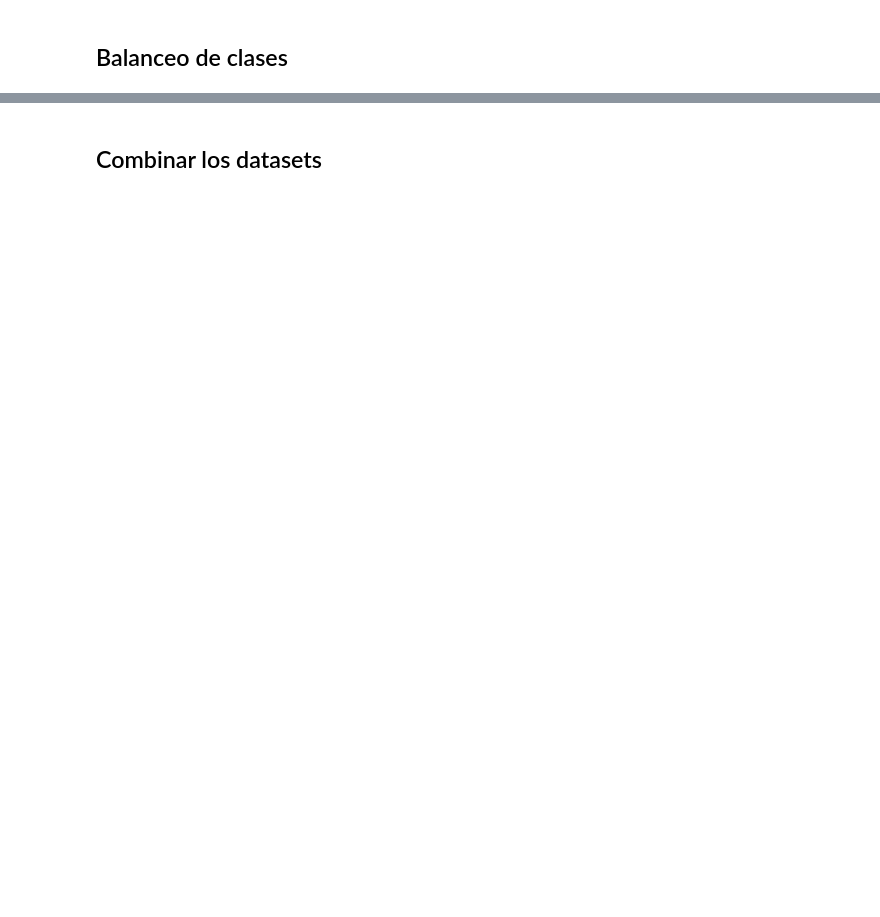
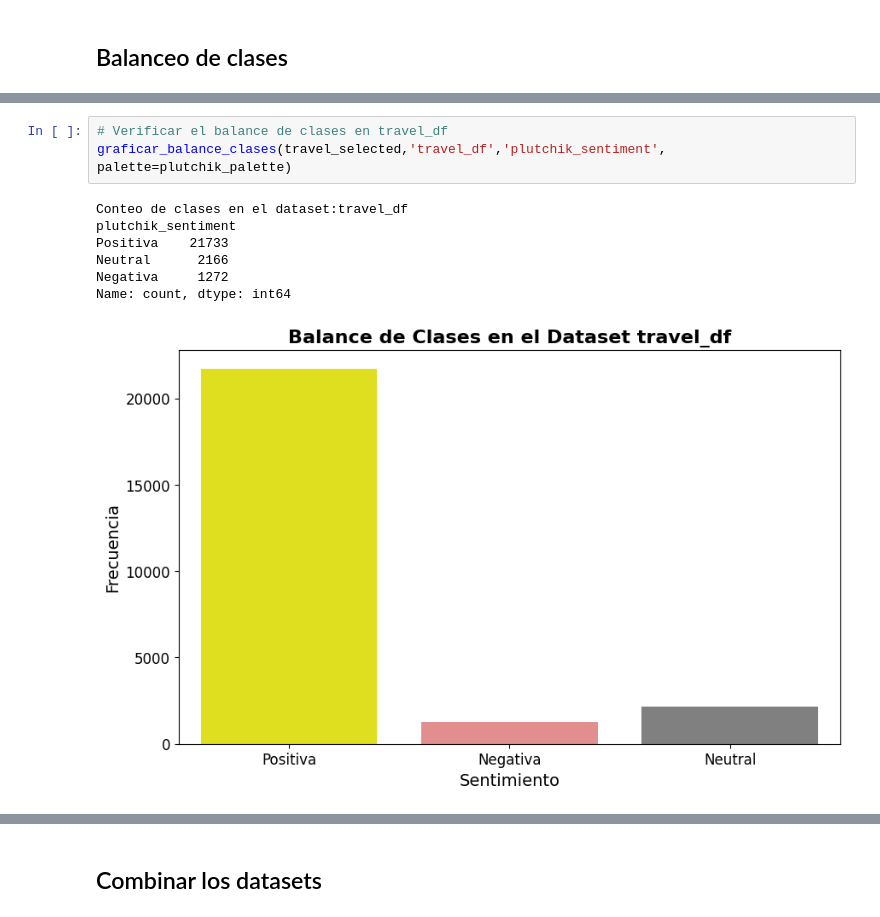
Before and after one commit to andersonjalvarado/P1-SENTIMENT-IA, a Jupyter notebook: Implementacion.ipynb, the cells around one changed output, grey strips where cells are left out. Drawn from its saved outputs; the diff is of its cells as text; blank space fills up the shorter version.

```diff
--- a/Implementacion.ipynb
+++ b/Implementacion.ipynb
@@ -338,0 +347,11 @@ travel_selected = pd.concat([travel_alegria, travel_tristeza, travel_confianza,
+# %%
+# Verificar el balance de clases en travel_df
+graficar_balance_clases(travel_selected,'travel_df','plutchik_sentiment', palette=plutchik_palette)
+# %% [output]
+Conteo de clases en el dataset:travel_df
+plutchik_sentiment
+Positiva    21733
+Neutral      2166
+Negativa     1272
+Name: count, dtype: int64
+[figure, added]
```
Also changed, not shown: parts of 33 cells of this notebook.
